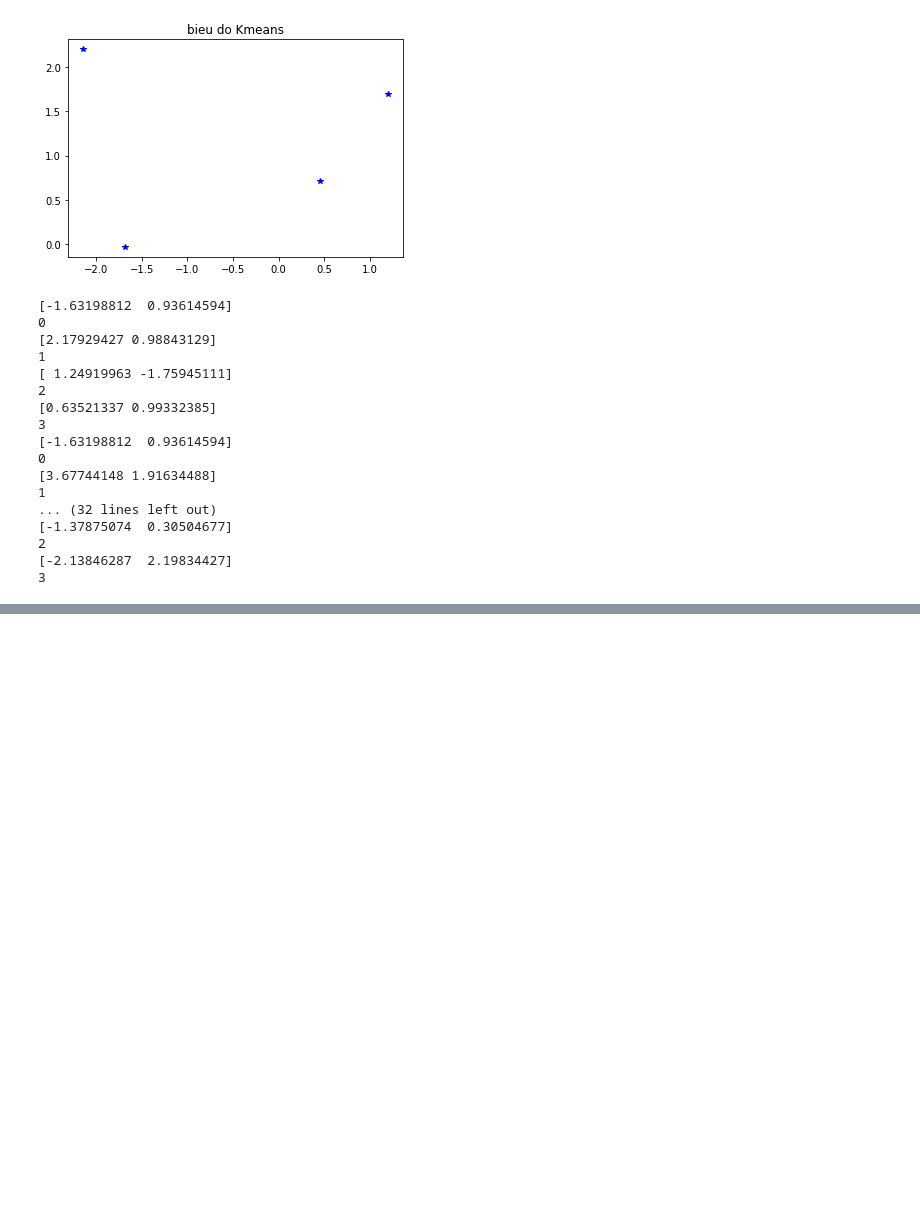
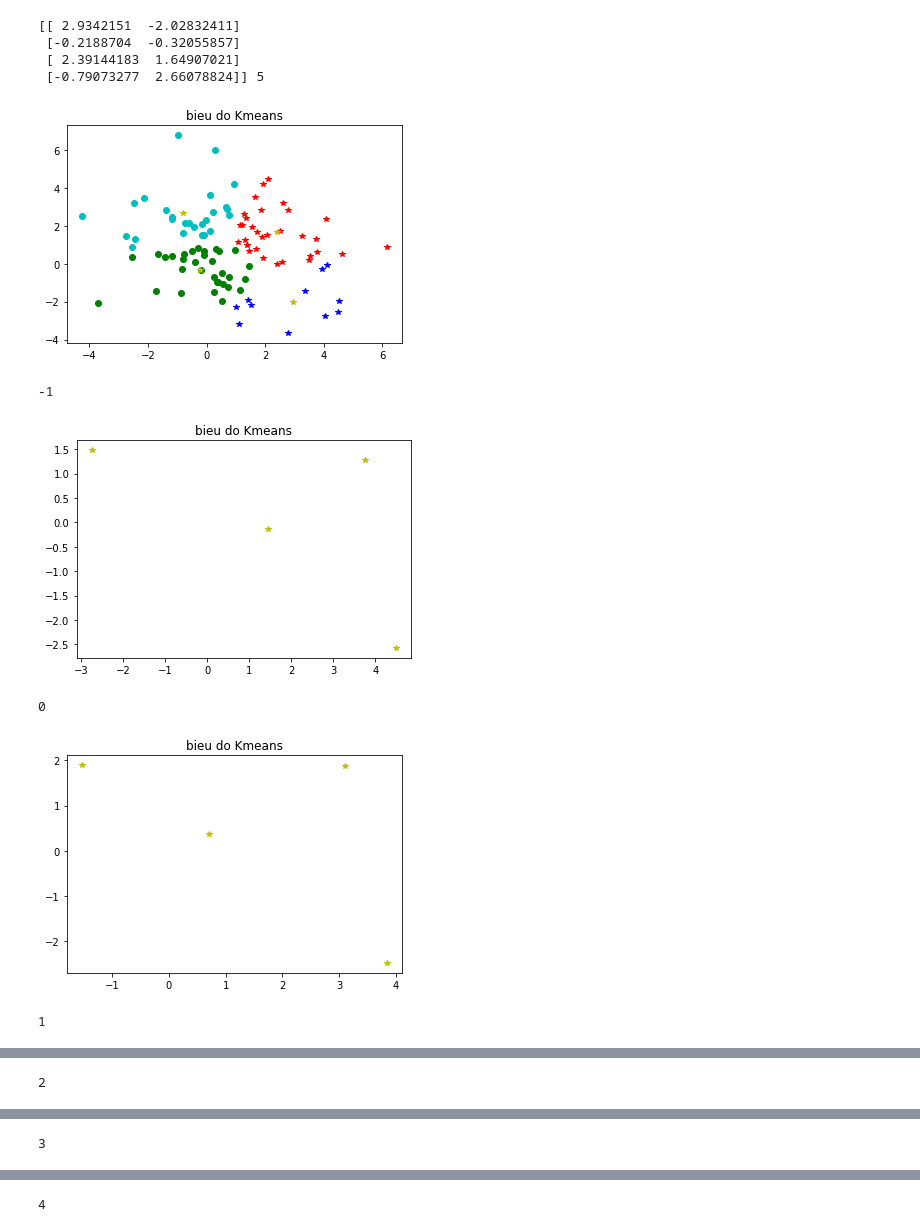
Before and after one commit to nnh92/Kmeans-Clustering, a Jupyter notebook: Trial.ipynb, the cells around one changed output, grey strips where cells are left out. Saved outputs shown, nothing was run; the diff lists cells and outputs as text; code cells hidden in the pictures; blank space fills up the shorter version.

```diff
--- a/Trial.ipynb
+++ b/Trial.ipynb
@@ -6,14 +6,14 @@ import numpy as np
 import pandas as pd
 import matplotlib.pyplot as plt
 from scipy.spatial.distance import cdist
-N = 10
+N = 100
 A = np.random.multivariate_normal([1,1],[[3,0],[0,3]],N)
 
 original_label = np.asarray([0]*len(A[:,0]))
 X = A
 K = 4
 
-original_label_K = np.asarray([0]*K)
+original_label_K = np.asarray([5]*K)
 #print(original_label)
 
 def kmeans_display(X, label):
@@ -21,13 +21,19 @@ def kmeans_display(X, label):
   X1 = X[label == 1,:]
   X2 = X[label == 2,:]
   X3 = X[label == 3,:]
+  X4 = X[label == 4,:]
+  X5 = X[label == 5,:]
+  X6 = X[label == 6,:]
   plt.plot(X0[:,0],X0[:,1],'b*',markersize = 6)
-  plt.plot(X1[:,0],X1[:,1],'ro',markersize = 6)
-  plt.plot(X2[:,0],X2[:,1],'y*',markersize = 6)
-  plt.plot(X3[:,0],X3[:,1],'ko',markersize = 6)
+  plt.plot(X1[:,0],X1[:,1],'go',markersize = 6)
+  plt.plot(X2[:,0],X2[:,1],'r*',markersize = 6)
+  plt.plot(X3[:,0],X3[:,1],'co',markersize = 6)
+  plt.plot(X4[:,0],X4[:,1],'mo',markersize = 6)
+  plt.plot(X5[:,0],X5[:,1],'y*',markersize = 6)
+  plt.plot(X6[:,0],X6[:,1],'k^',markersize = 6)
 
   plt.title('bieu do Kmeans')
-  plt.show()
+  #plt.show()
 
 #kmeans_display(X,original_label)
 
@@ -50,50 +56,53 @@ def kmeans_assign_centers(X, centers):
 #print(X)
 
 def kmeans_update_centers(X, label, K):
   centers = np.zeros((K,X.shape[1]))
   #print(centers)
   for k in range(K):
     Xk = X[label==k,:]
     centers[k,:] = np.mean(Xk, axis = 0)
-    print(np.mean(Xk, axis = 0))
-    print(k)
+    #print(np.mean(Xk, axis = 0))
+    #print(k)
   return centers
 
 def kmeans_converged(centers, new_centers):
   return (set([tuple(a) for a in centers]) == set([tuple(b) for b in new_centers]))
 
 #print(np.zeros(X.shape[0]))
 def kmeans(X, K):
   centers = [kmeans_int_centers(X, K)]
   labels = []
   it = 0
   while True:
     labels.append(kmeans_assign_centers(X,centers[-1]))
     new_centers = kmeans_update_centers(X, labels[-1], K)
     if kmeans_converged(centers[-1], new_centers):
       break
     centers.append(new_centers)
     it += 1
   return (centers, labels, it)
 
 kmeans(X, K)
 (centers, labels, it) = kmeans(X, K)
+
+kmeans_display(X,labels[-1])
+print(centers[-1],it)
+kmeans_display(centers[-1], original_label_K)
+plt.show()
+
+for i in range(it+1):
+  kmeans_display(centers[i],original_label_K)
+  i-=1
+  print(i)
+  plt.show()
 # %% [output]
+[[ 2.9342151  -2.02832411]
+ [-0.2188704  -0.32055857]
+ [ 2.39144183  1.64907021]
+ [-0.79073277  2.66078824]] 5
-[figure, old version]
+[figure, new version]
-[-1.63198812  0.93614594]
-0
-[2.17929427 0.98843129]
-1
-[ 1.24919963 -1.75945111]
-2
-[0.63521337 0.99332385]
-3
-[-1.63198812  0.93614594]
-0
-[3.67744148 1.91634488]
-1
-... (32 lines left out)
-[-1.37875074  0.30504677]
-2
-[-2.13846287  2.19834427]
-3
+-1
+[figure, added]
+0
+[figure, added]
+1
@@ -99,0 +110 @@ kmeans(X, K)
+2
@@ -99,0 +112 @@ kmeans(X, K)
+3
@@ -99,0 +114 @@ kmeans(X, K)
+4
```
Also changed, not shown: parts of 1 cell of this notebook.
